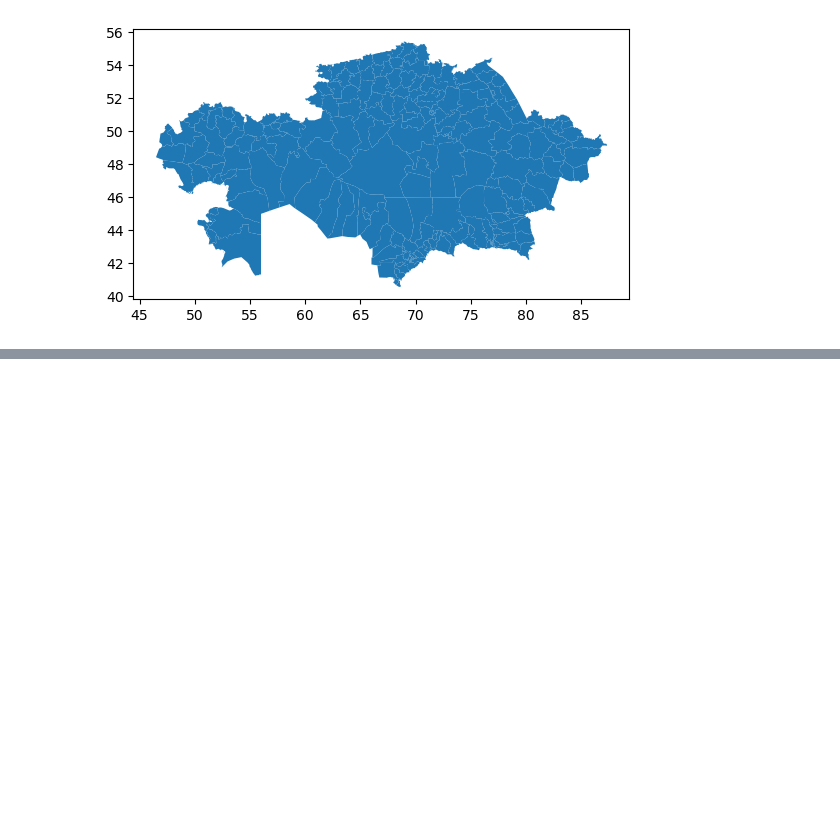
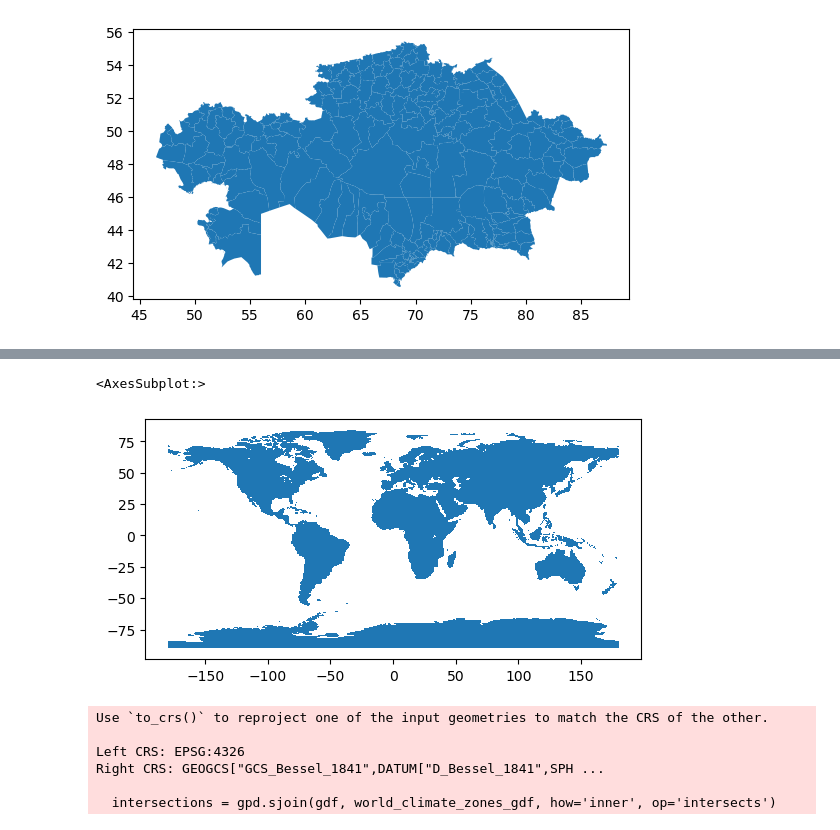
Before and after one commit to Yerlan999/LocustsControlProject-KazATU, a Jupyter notebook: Locusts Control Project.ipynb, the cells around one changed output, grey strips where cells are left out. Saved outputs shown, nothing was run; the diff lists cells and outputs as text; code cells hidden in the pictures; blank space fills up the shorter version.

Commit message:
applying climatic zones map

```diff
--- a/Locusts Control Project.ipynb
+++ b/Locusts Control Project.ipynb
@@ -69,0 +73,8 @@ gdf.plot()
+# %%
+# Read the shapefile
+shapefile_path = 'c1976_2000_0//c1976_2000.shp'
+# shapefile_path = 'c2076_2100_a1fi_0//c2076_2100_A1FI.shp'
+
+world_climate_zones_gdf = gpd.read_file(shapefile_path)
+# Plot the shapefile
+world_climate_zones_gdf
@@ -69,0 +95,14 @@ gdf.plot()
+# %%
+world_climate_zones_gdf.plot()
+# %% [output]
+<AxesSubplot:>
+[figure, added]
+# %%
+intersections = gpd.sjoin(gdf, world_climate_zones_gdf, how='inner', op='intersects')
+# %% [output]
+Use `to_crs()` to reproject one of the input geometries to match the CRS of the other.
+
+Left CRS: EPSG:4326
+Right CRS: GEOGCS["GCS_Bessel_1841",DATUM["D_Bessel_1841",SPH ...
+
+  intersections = gpd.sjoin(gdf, world_climate_zones_gdf, how='inner', op='intersects')
```
Also changed, not shown: parts of 4 cells of this notebook, 13 other files.
